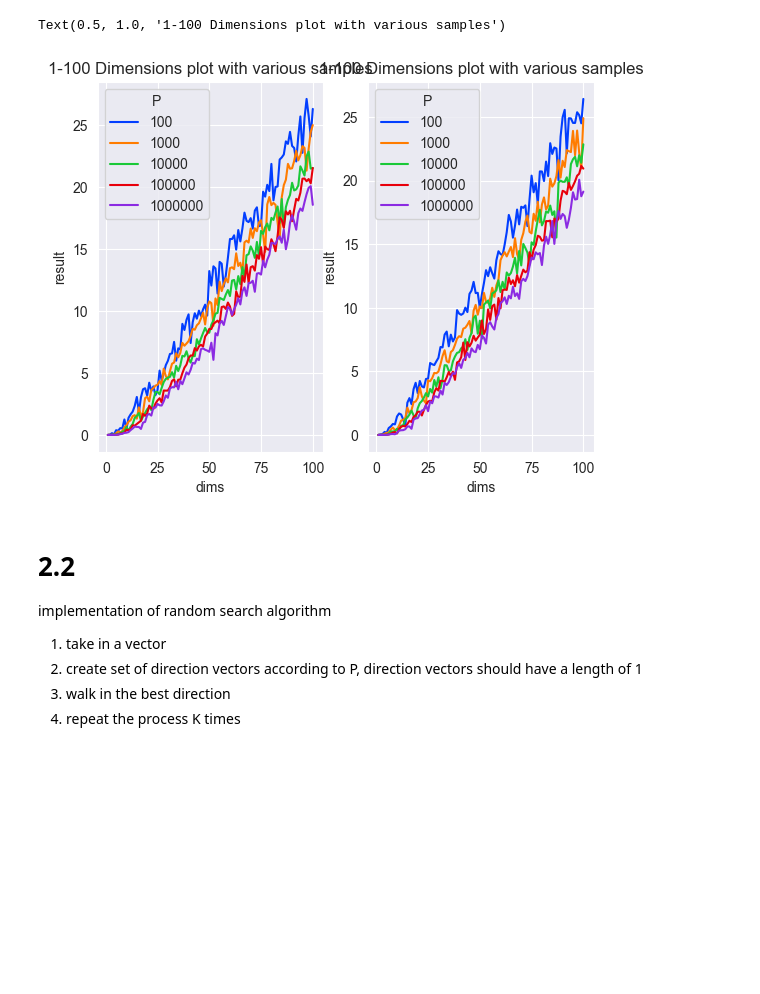
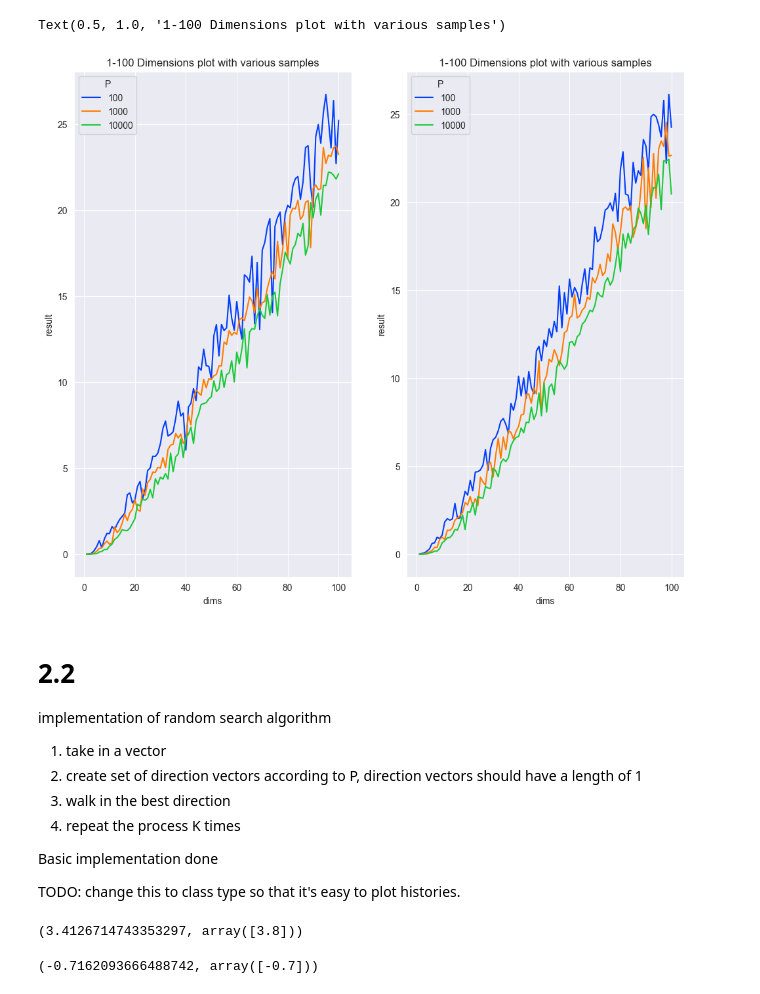
Before and after one commit to eruditus-vir/ml_refined_exercises, a Jupyter notebook: ch1/exercise1.ipynb, the cells around one changed output. Saved outputs shown, nothing was run; the diff lists cells and outputs as text; code cells hidden in the pictures; blank space fills up the shorter version.

Commit message:
finish first implementation of question 2.2

```diff
--- a/ch1/exercise1.ipynb
+++ b/ch1/exercise1.ipynb
@@ -42,27 +48,27 @@ def simulate2(N, P, lb=-1, ub=1) -> List[Tuple[int, int, int]]:
 # %%
 """
 trend seen uniform:
 as p gets higher, the resulting minimum value attained is lower.
 
 unsure part: not sure if uniform vs random is uniform sample or do i have to do
 hypercube + llyod optimization sampling or just do a formal set
 """
 set_1 = []
-for p in range(2,7):
+for p in range(2,5):
     set_1.extend(simulate(100, 10**p))
 df1 = pd.DataFrame(set_1, columns=['result', 'dims', 'P'])
 set_2 = []
-for p in range(2,7):
+for p in range(2,5):
     set_2.extend(simulate(100, 10**p))
 df2 = pd.DataFrame(set_2, columns=['result', 'dims', 'P'])
-fig, axes = plt.subplots(nrows=1, ncols=2)
+fig, axes = plt.subplots(nrows=1, ncols=2, figsize=(12, 10))
 sns.lineplot(df1, x='dims', y='result', hue='P', palette=sns.color_palette("bright"), ax=axes[0])
 axes[0].set_title('1-100 Dimensions plot with various samples')
 sns.lineplot(df2, x='dims', y='result', hue='P', palette=sns.color_palette("bright"), ax=axes[1])
 axes[1].set_title('1-100 Dimensions plot with various samples')
 # %% [output]
 Text(0.5, 1.0, '1-100 Dimensions plot with various samples')
-[figure, old version]
+[figure, new version]
 # %% [markdown]
 # 2.2
 
@@ -71,3 +77,8 @@ implementation of random search algorithm
 2. create set of direction vectors according to P, direction vectors should have a length of 1
 3. walk in the best direction
 4. repeat the process K times
+
+
+Basic implementation done
+
+TODO: change this to class type so that it's easy to plot histories.
@@ -76,0 +138,10 @@ def create_direction_random(w: np.array, P=1000) -> List[np.array]:
+# %%
+# close enough to what we got in the book
+random_search(w = np.array([4.5]), dim=1, K=10, P=2, op_function=g_w_single)
+# %% [output]
+(3.4126714743353297, array([3.8]))
+# %%
+# close enough to the book
+random_search(w = np.array([-1.5]), dim=1, K=10, P=2, op_function=g_w_single)
+# %% [output]
+(-0.7162093666488742, array([-0.7]))
```
Also changed, not shown: parts of 4 cells of this notebook.
